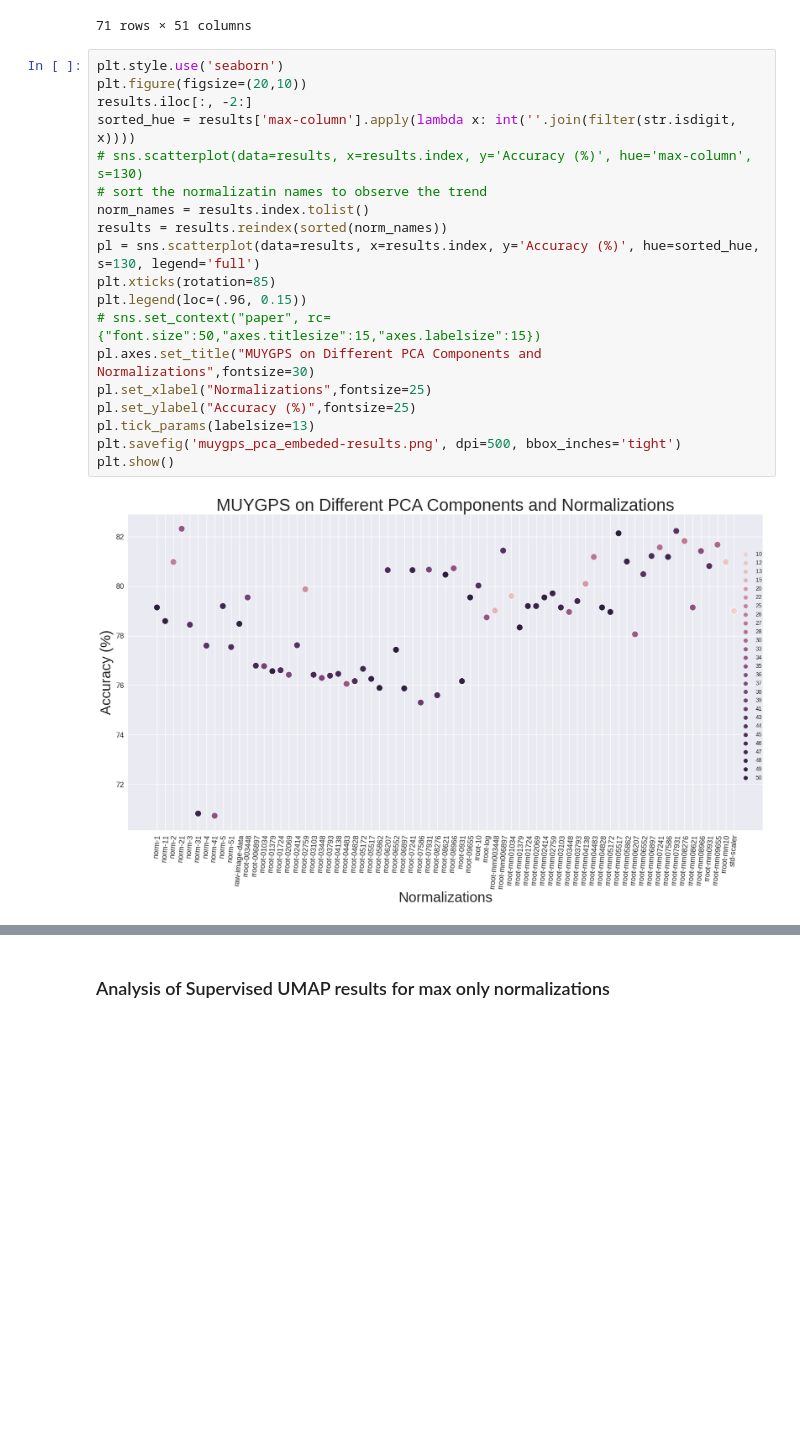
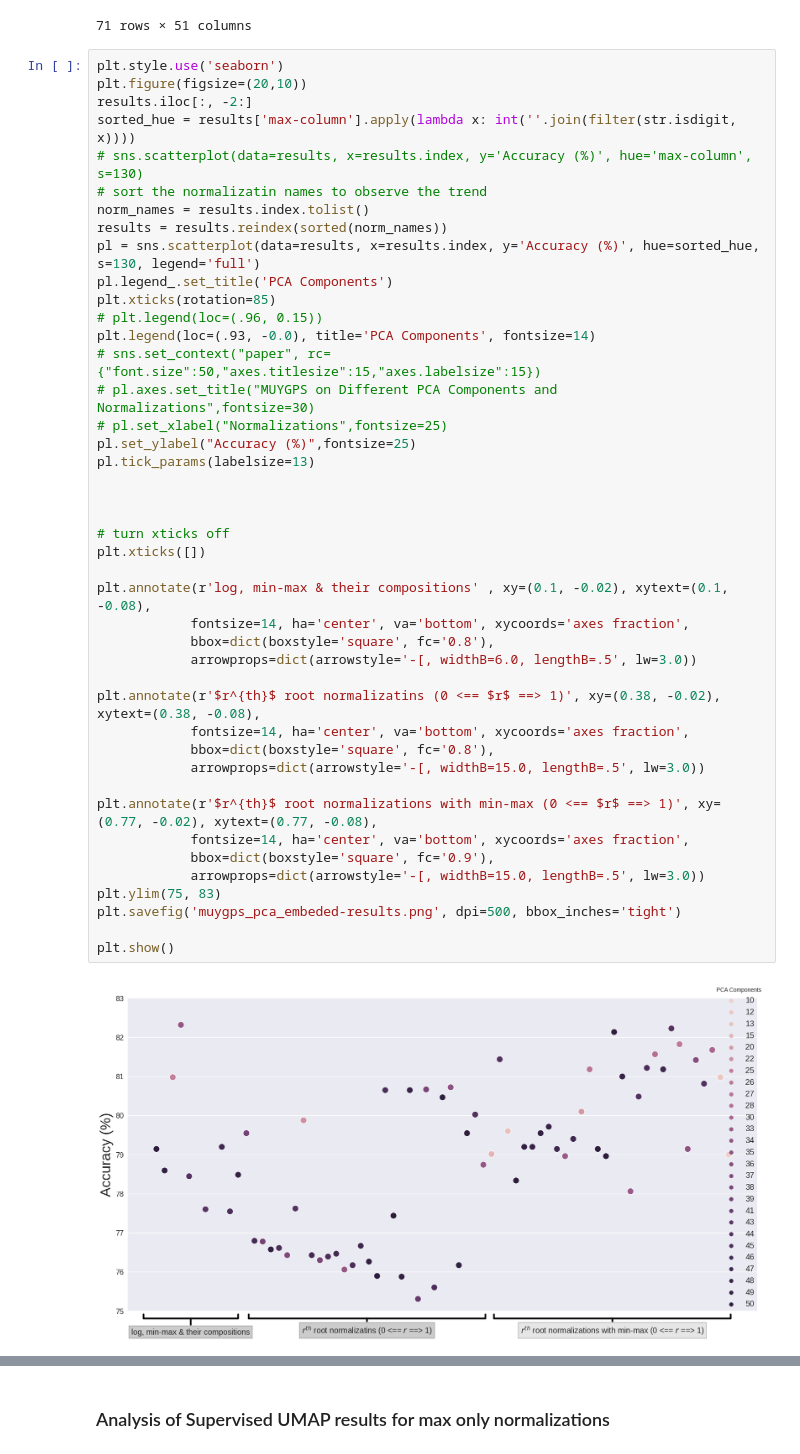
Before and after one commit to cae0027/Stellar-Blends, a Jupyter notebook: ce/embed-models/view_results.ipynb, the cells around one changed output, grey strips where cells are left out. Cells and saved outputs as stored; diff of their text form; blank space fills up the shorter version.

```diff
--- a/ce/embed-models/view_results.ipynb
+++ b/ce/embed-models/view_results.ipynb
@@ -51,21 +51,45 @@ results
 # %%
 plt.style.use('seaborn')
 plt.figure(figsize=(20,10))
 results.iloc[:, -2:]
 sorted_hue = results['max-column'].apply(lambda x: int(''.join(filter(str.isdigit, x))))
 # sns.scatterplot(data=results, x=results.index, y='Accuracy (%)', hue='max-column', s=130)
 # sort the normalizatin names to observe the trend
 norm_names = results.index.tolist()
 results = results.reindex(sorted(norm_names))
 pl = sns.scatterplot(data=results, x=results.index, y='Accuracy (%)', hue=sorted_hue, s=130, legend='full')
+pl.legend_.set_title('PCA Components')
 plt.xticks(rotation=85)
-plt.legend(loc=(.96, 0.15))
+# plt.legend(loc=(.96, 0.15))
+plt.legend(loc=(.93, -0.0), title='PCA Components', fontsize=14)
 # sns.set_context("paper", rc={"font.size":50,"axes.titlesize":15,"axes.labelsize":15})
-pl.axes.set_title("MUYGPS on Different PCA Components and Normalizations",fontsize=30)
-pl.set_xlabel("Normalizations",fontsize=25)
+# pl.axes.set_title("MUYGPS on Different PCA Components and Normalizations",fontsize=30)
+# pl.set_xlabel("Normalizations",fontsize=25)
 pl.set_ylabel("Accuracy (%)",fontsize=25)
 pl.tick_params(labelsize=13)
+
+
+
+# turn xticks off
+plt.xticks([])
+
+plt.annotate(r'log, min-max & their compositions' , xy=(0.1, -0.02), xytext=(0.1, -0.08),
+            fontsize=14, ha='center', va='bottom', xycoords='axes fraction',
+            bbox=dict(boxstyle='square', fc='0.8'),
+            arrowprops=dict(arrowstyle='-[, widthB=6.0, lengthB=.5', lw=3.0))
+
+plt.annotate(r'$r^{th}$ root normalizatins (0 <== $r$ ==> 1)', xy=(0.38, -0.02), xytext=(0.38, -0.08),
+            fontsize=14, ha='center', va='bottom', xycoords='axes fraction',
+            bbox=dict(boxstyle='square', fc='0.8'),
+            arrowprops=dict(arrowstyle='-[, widthB=15.0, lengthB=.5', lw=3.0))
+
+plt.annotate(r'$r^{th}$ root normalizations with min-max (0 <== $r$ ==> 1)', xy=(0.77, -0.02), xytext=(0.77, -0.08),
+            fontsize=14, ha='center', va='bottom', xycoords='axes fraction',
+            bbox=dict(boxstyle='square', fc='0.9'),
+            arrowprops=dict(arrowstyle='-[, widthB=15.0, lengthB=.5', lw=3.0))
+plt.ylim(75, 83)
 plt.savefig('muygps_pca_embeded-results.png', dpi=500, bbox_inches='tight')
+
 plt.show()
 # %% [output]
-[figure, old version]
+[figure, new version]
```
Also changed, not shown: parts of 5 cells of this notebook, 9 other files.
